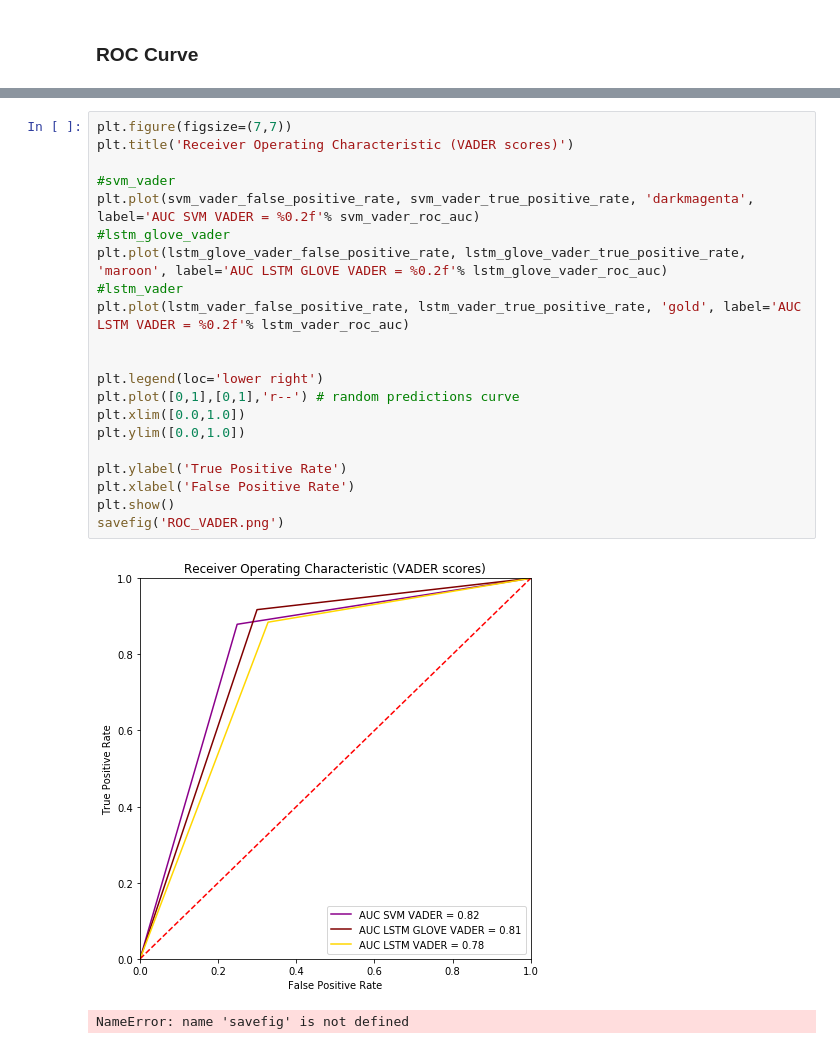
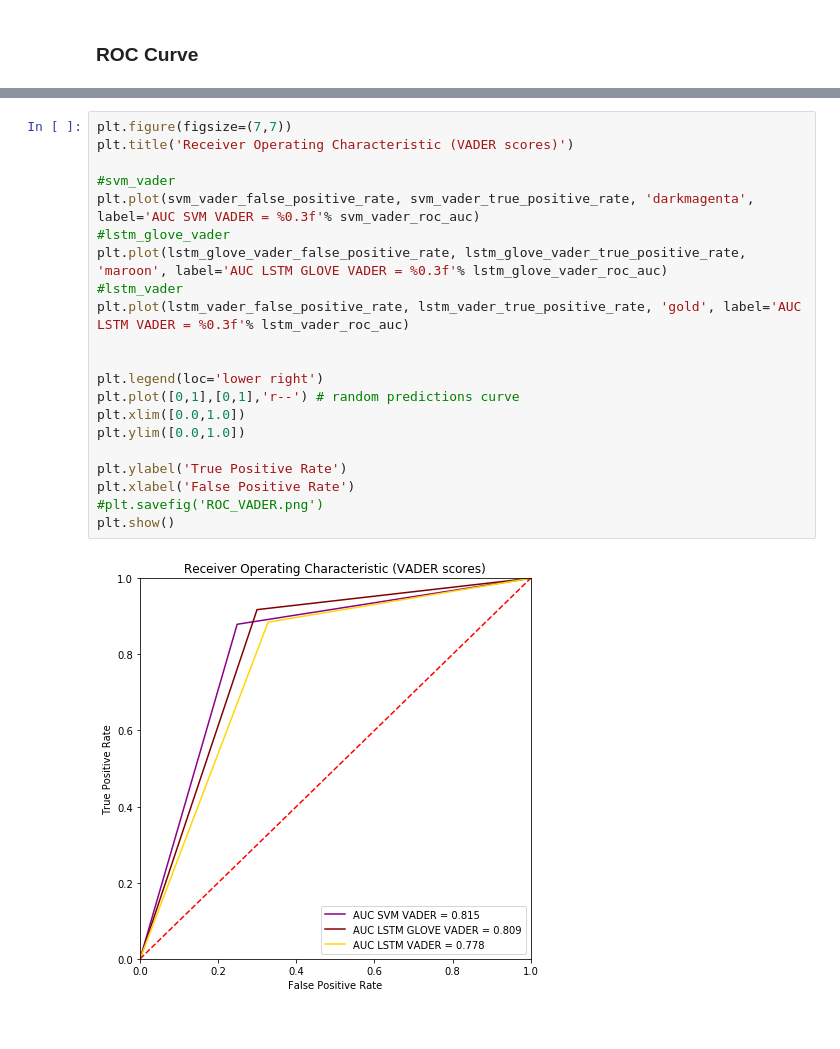
Before and after one commit to federikovi/635AA-TextAnalytics, a Jupyter notebook: 7- LSTM/roc_curves.ipynb, the cells around one changed output, grey strips where cells are left out. Cells and saved outputs as stored; diff of their text form.

Commit message:
LSTM

```diff
--- a/7- LSTM/roc_curves.ipynb
+++ b/7- LSTM/roc_curves.ipynb
@@ -240,24 +303,23 @@ plt.show()
 # %%
 plt.figure(figsize=(7,7))
 plt.title('Receiver Operating Characteristic (VADER scores)')
 
 #svm_vader
-plt.plot(svm_vader_false_positive_rate, svm_vader_true_positive_rate, 'darkmagenta', label='AUC SVM VADER = %0.2f'% svm_vader_roc_auc)
+plt.plot(svm_vader_false_positive_rate, svm_vader_true_positive_rate, 'darkmagenta', label='AUC SVM VADER = %0.3f'% svm_vader_roc_auc)
 #lstm_glove_vader
-plt.plot(lstm_glove_vader_false_positive_rate, lstm_glove_vader_true_positive_rate, 'maroon', label='AUC LSTM GLOVE VADER = %0.2f'% lstm_glove_vader_roc_auc)
+plt.plot(lstm_glove_vader_false_positive_rate, lstm_glove_vader_true_positive_rate, 'maroon', label='AUC LSTM GLOVE VADER = %0.3f'% lstm_glove_vader_roc_auc)
 #lstm_vader
-plt.plot(lstm_vader_false_positive_rate, lstm_vader_true_positive_rate, 'gold', label='AUC LSTM VADER = %0.2f'% lstm_vader_roc_auc)
+plt.plot(lstm_vader_false_positive_rate, lstm_vader_true_positive_rate, 'gold', label='AUC LSTM VADER = %0.3f'% lstm_vader_roc_auc)
 
 
 plt.legend(loc='lower right')
 plt.plot([0,1],[0,1],'r--') # random predictions curve
 plt.xlim([0.0,1.0])
 plt.ylim([0.0,1.0])
 
 plt.ylabel('True Positive Rate')
 plt.xlabel('False Positive Rate')
+#plt.savefig('ROC_VADER.png')
 plt.show()
-savefig('ROC_VADER.png')
 # %% [output]
-[figure, old version]
+[figure, new version]
-NameError: name 'savefig' is not defined
```
Also changed, not shown: parts of 8 cells of this notebook.
